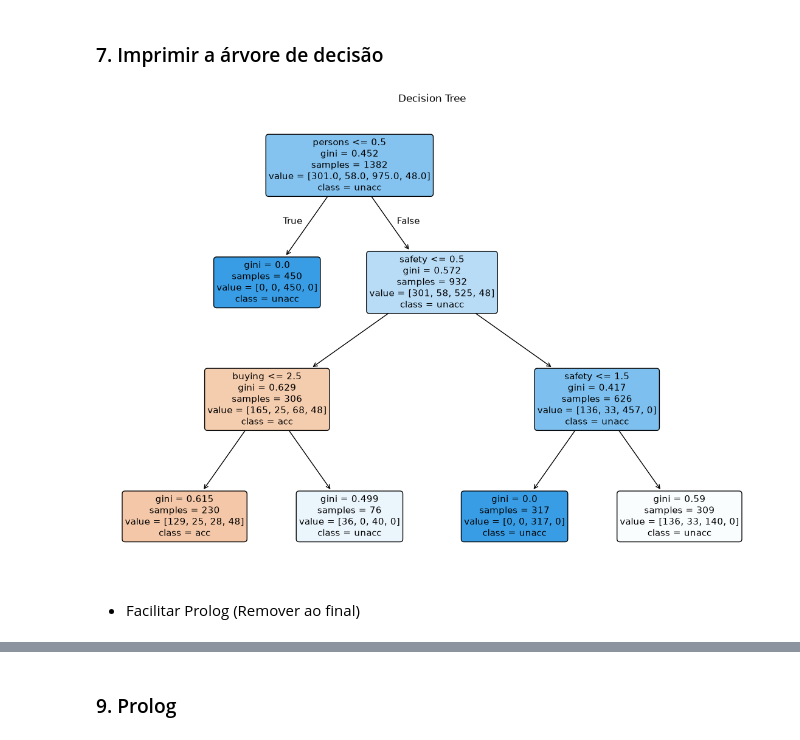
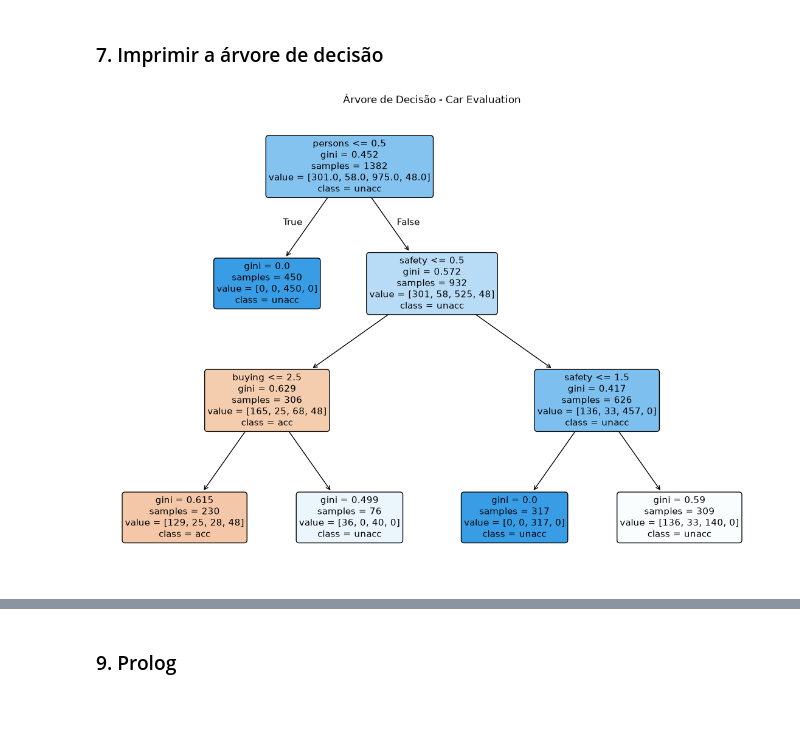
Before and after one commit to rodrigomotta01/Sistema-Especialista-IA, a Jupyter notebook: sistema_especialistaIA.ipynb, the cells around one changed output, grey strips where cells are left out. Saved outputs shown, nothing was run; the diff lists cells and outputs as text; code cells hidden in the pictures; blank space fills up the shorter version.

```diff
--- a/sistema_especialistaIA.ipynb
+++ b/sistema_especialistaIA.ipynb
@@ -243,2 +271,0 @@ dtype: float64
-# %%
-model.fit(X_train, y_train)
@@ -307,20 +336,18 @@ Matriz de Confusão:
 # %%
 from sklearn.tree import plot_tree
 import matplotlib.pyplot as plt
 
 plt.figure(figsize=(14, 10))
 
 plot_tree(
     model,
     feature_names=X.columns,
     class_names=[str(c) for c in model.classes_],
     filled=True,
     rounded=True
 )
 
-plt.title("Decision Tree")
+plt.title("Árvore de Decisão - Car Evaluation")
 plt.show()
 # %% [output]
-[figure, old version]
+[figure, new version]
-# %% [markdown]
-* Facilitar Prolog (Remover ao final)
```
Also changed, not shown: parts of 21 cells of this notebook.
